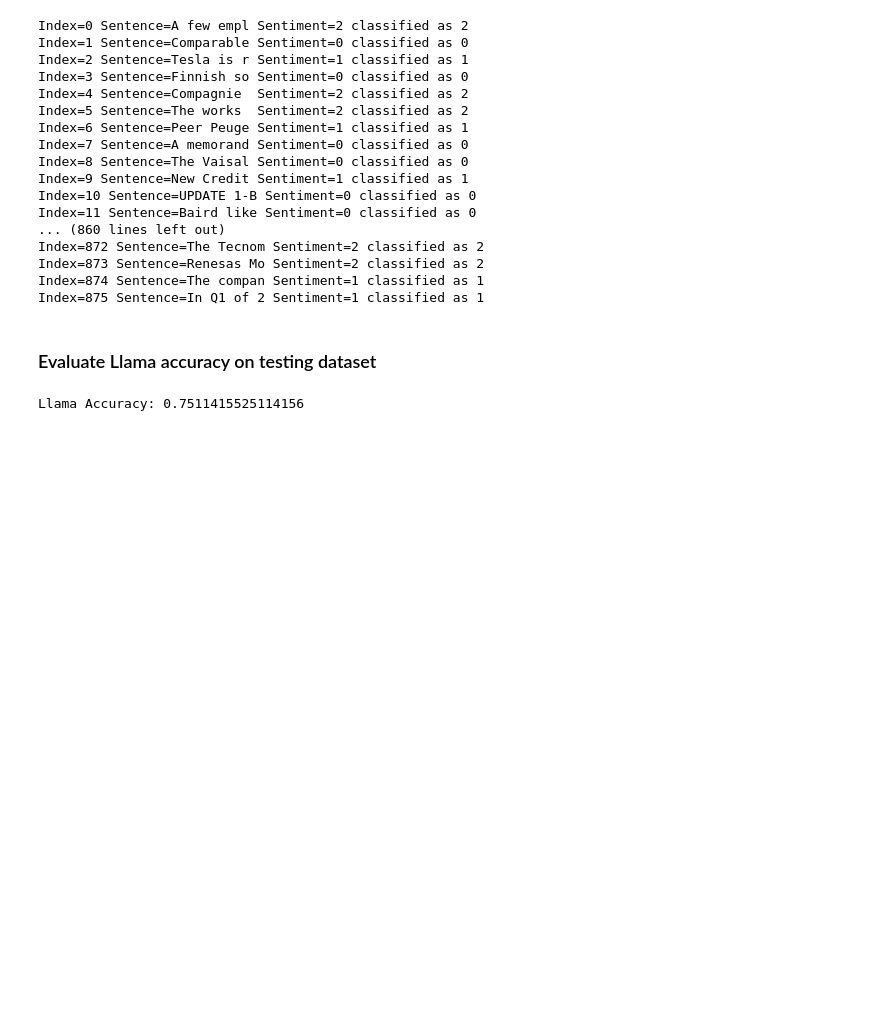
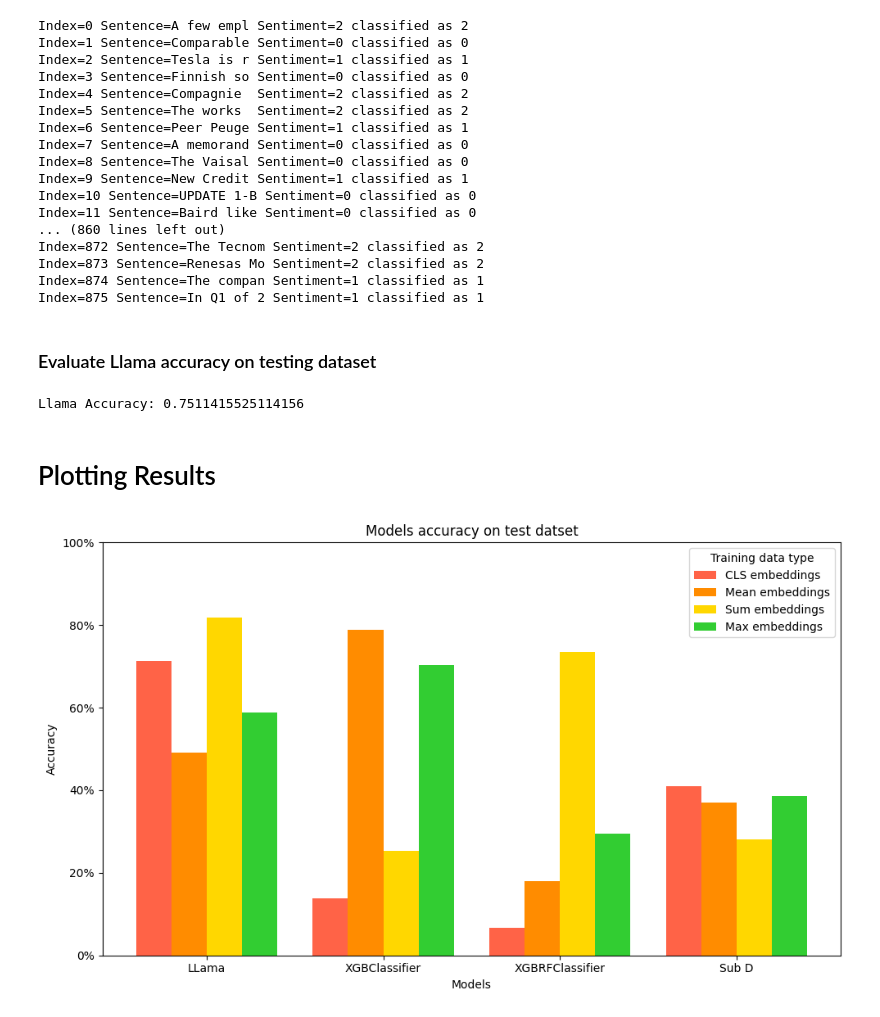
Before and after one commit to misosvec/ml-course-project, a Jupyter notebook: fsa.ipynb, the cells around one changed output. Saved outputs shown, nothing was run; the diff lists cells and outputs as text; code cells hidden in the pictures; blank space fills up the shorter version.

Commit message:
code for plotting results

```diff
--- a/fsa.ipynb
+++ b/fsa.ipynb
@@ -511,3 +511,41 @@ print(f"Llama Accuracy: {accuracy}")
 # np.save("y_pred_llama.npy", y_pred_llama)
 # %% [output]
 Llama Accuracy: 0.7511415525114156
+# %% [markdown]
+# Plotting Results
+# %%
+import matplotlib.pyplot as plt
+import numpy as np
+import matplotlib.ticker as mtick
+
+
+groups = ['LLama', 'XGBClassifier', 'XGBRFClassifier', 'Sub D']
+sub_groups = ['CLS embeddings', 'Mean embeddings', 'Sum embeddings', 'Max embeddings']
+data = np.random.rand(4, 4)  # Random data for illustration
+
+# Create positions for the bars
+x = np.arange(len(groups))
+width = 0.2  # width of the bars
+
+fig, ax = plt.subplots(figsize=(10, 6))
+
+colors = ['#FF6347', '#FF8C00', '#FFD700', '#32CD32']
+for i in range(len(sub_groups)):
+    ax.bar(x + i * width, data[:, i], width, label=sub_groups[i], color=colors[i])
+
+ax.set_xlabel('Models')
+ax.set_ylabel('Accuracy')
+ax.set_title('Models accuracy on test datset')
+ax.set_xticks(x + width * 1.5)  # Set x-ticks to align with the groups
+ax.set_xticklabels(groups)
+ax.legend(title='Training data type')
+
+# Set y-axis limits and format y-axis as percentage
+ax.set_ylim(0, 1)  # Setting y-axis to 0-100% (0-1 in decimal)
+ax.yaxis.set_major_formatter(mtick.PercentFormatter(1.0))  # Format y-axis labels as percentages
+
+# Display the plot
+plt.tight_layout()
+plt.show()
+# %% [output]
+[figure, added]
```
